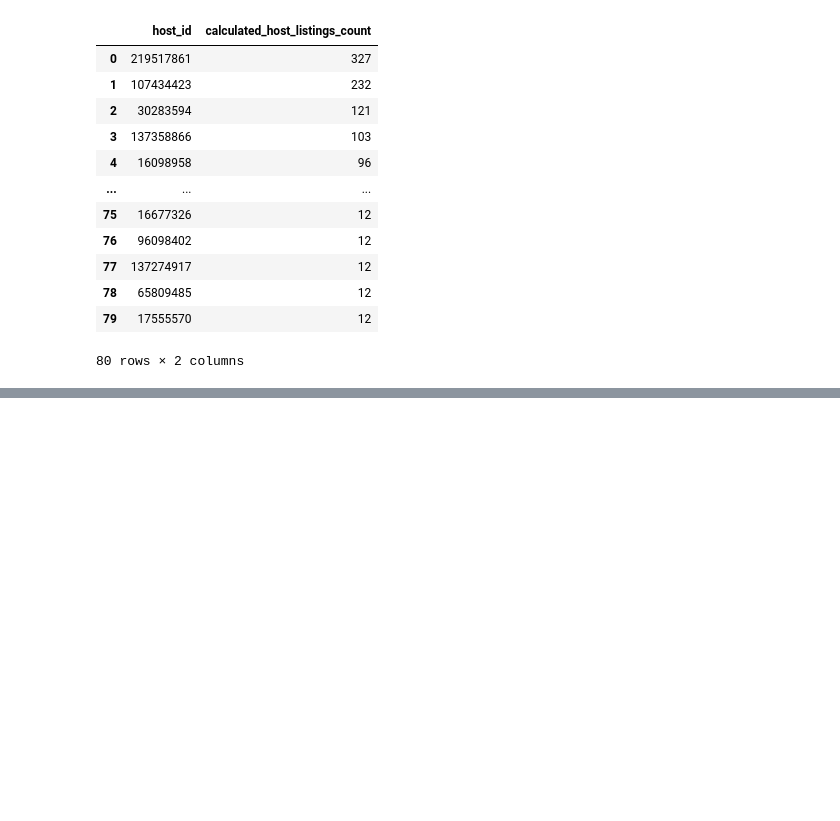
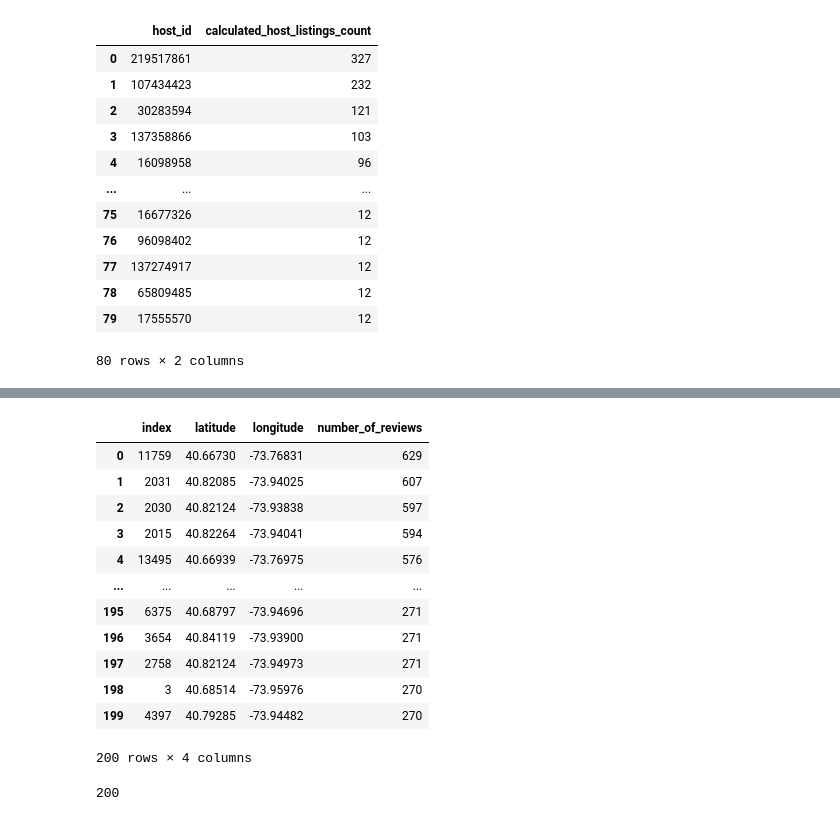
Before and after one commit to amlan95/Airbnb-Booking-Analysis-Capstone-Project, a Jupyter notebook: Airbnb_EDA_Capstone_Project.ipynb, the cells around one changed output, grey strips where cells are left out. Cells and saved outputs as stored; diff of their text form; code cells hidden in the pictures; blank space fills up the shorter version.

```diff
--- a/Airbnb_EDA_Capstone_Project.ipynb
+++ b/Airbnb_EDA_Capstone_Project.ipynb
@@ -92,3 +107,5 @@ Index(['id', 'name', 'host_id', 'host_name', 'neighbourhood_group',
+# %%
+df.drop(columns=['id', 'last_review'], axis=1, inplace=True)
 # %%
 # checking for duplicated values in dataset.
 df.duplicated().sum()
@@ -345,0 +345,24 @@ KeyError: ignored
+# %%
+location= df.loc[: , ['latitude', 'longitude','number_of_reviews']].copy().sort_values(by='number_of_reviews', ascending = False).reset_index().head(200)
+location
+# %% [output]
+|  | index | latitude | longitude | number_of_reviews |
+| 0 | 11759 | 40.66730 | -73.76831 | 629 |
+| 1 | 2031 | 40.82085 | -73.94025 | 607 |
+| 2 | 2030 | 40.82124 | -73.93838 | 597 |
+| 3 | 2015 | 40.82264 | -73.94041 | 594 |
+| 4 | 13495 | 40.66939 | -73.76975 | 576 |
+| ... | ... | ... | ... | ... |
+| 195 | 6375 | 40.68797 | -73.94696 | 271 |
+| 196 | 3654 | 40.84119 | -73.93900 | 271 |
+| 197 | 2758 | 40.82124 | -73.94973 | 271 |
+| 198 | 3 | 40.68514 | -73.95976 | 270 |
+| 199 | 4397 | 40.79285 | -73.94482 | 270 |
+200 rows × 4 columns
+# %%
+hotel_location = location[['latitude','longitude']]
+hotel_location_list = hotel_location.values.tolist()
+hotel_list_size = len(hotel_location_list)
+hotel_list_size
+# %% [output]
+200
```
Also changed, not shown: parts of 28 cells of this notebook.
